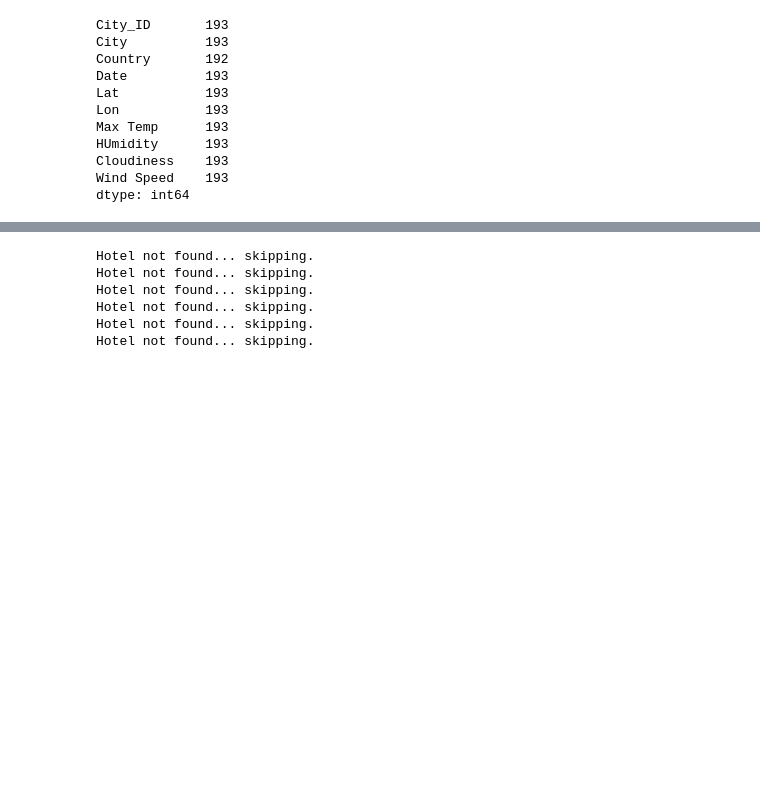
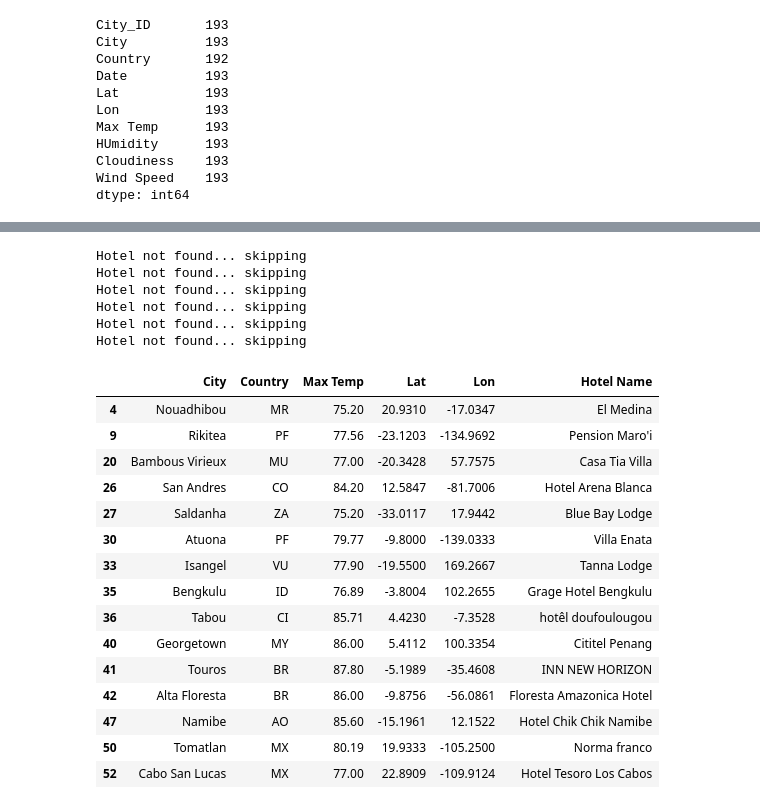
Before and after one commit to luzmariacabral/World_Weather_Analysis, a Jupyter notebook: VacationPy.ipynb, the cells around one changed output, grey strips where cells are left out. Cells and saved outputs as stored; diff of their text form; code cells hidden in the pictures; blank space fills up the shorter version.

```diff
--- a/VacationPy.ipynb
+++ b/VacationPy.ipynb
@@ -156,32 +158,52 @@ hotel_df.head(10)
 # %%
 # Set parameters to search for a hotel.
 params = {
     "radius": 5000,
     "type": "lodging",
-    "key": g_key}
+    "key": g_key
+}
 # Iterate through the DataFrame.
 for index, row in hotel_df.iterrows():
     # Get the latitude and longtitude.
     lat = row["Lat"]
     lng = row["Lon"]
 
     # Add the latitude and longtitude to locations key for the params dictionary.
     params["location"] = f"{lat},{lng}"
 
     # Use the search term" "lodging" and our latitude and longtitude.
     base_url = "https://maps.googleapis.com/maps/api/place/nearbysearch/json"
 
     # Make request and get the JSON data from the search.
     hotels = requests.get(base_url, params=params).json()
+    #print(hotels["results"][0]["name"])
     # Grab the first hotel from the results and store the name.
     try:
         hotel_df.loc[index, "Hotel Name"] = hotels["results"][0]["name"]
     except (IndexError):
-        print("Hotel not found... skipping.")
+        print("Hotel not found... skipping")
+
+hotel_df.head(15)
 # %% [output]
-Hotel not found... skipping.
-Hotel not found... skipping.
-Hotel not found... skipping.
-Hotel not found... skipping.
-Hotel not found... skipping.
-Hotel not found... skipping.
+Hotel not found... skipping
+Hotel not found... skipping
+Hotel not found... skipping
+Hotel not found... skipping
+Hotel not found... skipping
+Hotel not found... skipping
+|  | City | Country | Max Temp | Lat | Lon | Hotel Name |
+| 4 | Nouadhibou | MR | 75.20 | 20.9310 | -17.0347 | El Medina |
+| 9 | Rikitea | PF | 77.56 | -23.1203 | -134.9692 | Pension Maro'i |
+| 20 | Bambous Virieux | MU | 77.00 | -20.3428 | 57.7575 | Casa Tia Villa |
+| 26 | San Andres | CO | 84.20 | 12.5847 | -81.7006 | Hotel Arena Blanca |
+| 27 | Saldanha | ZA | 75.20 | -33.0117 | 17.9442 | Blue Bay Lodge |
+| 30 | Atuona | PF | 79.77 | -9.8000 | -139.0333 | Villa Enata |
+| 33 | Isangel | VU | 77.90 | -19.5500 | 169.2667 | Tanna Lodge |
+| 35 | Bengkulu | ID | 76.89 | -3.8004 | 102.2655 | Grage Hotel Bengkulu |
+| 36 | Tabou | CI | 85.71 | 4.4230 | -7.3528 | hotêl doufoulougou |
+| 40 | Georgetown | MY | 86.00 | 5.4112 | 100.3354 | Cititel Penang |
+| 41 | Touros | BR | 87.80 | -5.1989 | -35.4608 | INN NEW HORIZON |
+| 42 | Alta Floresta | BR | 86.00 | -9.8756 | -56.0861 | Floresta Amazonica Hotel |
+| 47 | Namibe | AO | 85.60 | -15.1961 | 12.1522 | Hotel Chik Chik Namibe |
+| 50 | Tomatlan | MX | 80.19 | 19.9333 | -105.2500 | Norma franco |
+| 52 | Cabo San Lucas | MX | 77.00 | 22.8909 | -109.9124 | Hotel Tesoro Los Cabos |
```
Also changed, not shown: parts of 4 cells of this notebook.
